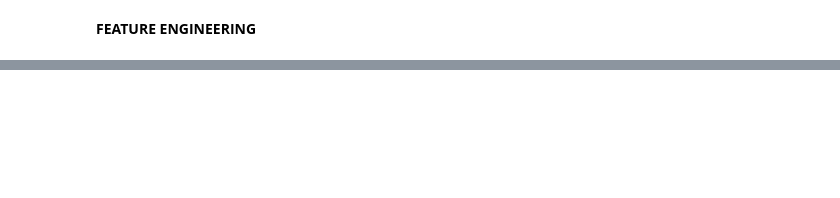
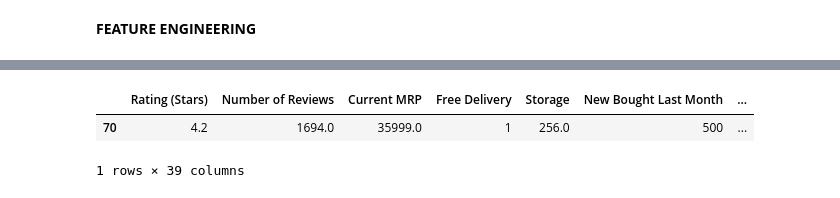
Before and after one commit to madhavJivani/EDA_Ecommerce, a Jupyter notebook: Submitables/combine.ipynb, the cells around one changed output, grey strips where cells are left out. Saved outputs shown, nothing was run; the diff lists cells and outputs as text; code cells hidden in the pictures; blank space fills up the shorter version.

```diff
--- a/Submitables/combine.ipynb
+++ b/Submitables/combine.ipynb
@@ -1713,0 +1824,38 @@ pickle.dump(log_reg, open('logistic_regression_free_delivery_model.pkl', 'wb'))
+# %%
+data['Brand'] = data['Brand'].replace({'iphone': 'apple', 'redmi': 'xiaomi'})  # Replace specific brands
+
+# One-hot encode for Brand and Color
+brand_dummies = pd.get_dummies(data['Brand'], prefix='Brand')
+color_dummies = pd.get_dummies(data['Color'], prefix='Color')
+
+# Drop the original 'Brand' and 'Color' columns
+data = pd.concat([data.drop(['Brand', 'Color'], axis=1), brand_dummies, color_dummies], axis=1)
+
+# Add missing required columns with default values (0)
+required_columns = [
+    'Rating (Stars)', 'Number of Reviews', 'Free Delivery', 'Storage',
+    'New Bought Last Month', 'New Dashed MRP', 'New Discount (%)', 'RAM',
+    'Brand_apple', 'Brand_oneplus', 'Brand_oppo', 'Brand_realme',
+    'Brand_samsung', 'Brand_vivo', 'Brand_xiaomi', 'Color_Black',
+    'Color_Black Titanium', 'Color_Blue', 'Color_Blue Titanium',
+    'Color_Desert Titanium', 'Color_Gold', 'Color_Graphite', 'Color_Gray',
+    'Color_Green', 'Color_Midnight', 'Color_Natural Titanium',
+    'Color_Pacific Blue', 'Color_Pink', 'Color_Purple', 'Color_Red',
+    'Color_Silver', 'Color_Space Black', 'Color_Starlight', 'Color_Teal',
+    'Color_Ultramarine', 'Color_White', 'Color_White Titanium',
+    'Color_Yellow'
+]
+
+for col in required_columns:
+    if col not in data.columns:
+        data[col] = 0  # Add missing columns with default value 0
+
+# Convert one-hot encoded columns to integers
+cols_to_convert = [col for col in required_columns if col.startswith('Brand_') or col.startswith('Color_')]
+data[cols_to_convert] = data[cols_to_convert].astype(int)
+
+data
+# %% [output]
+|  | Rating (Stars) | Number of Reviews | Current MRP | Free Delivery | Storage | New Bought Last Month | ... |
+| 70 | 4.2 | 1694.0 | 35999.0 | 1 | 256.0 | 500 | ... |
+1 rows × 39 columns
```
Also changed, not shown: parts of 54 cells of this notebook, 49 other files.
